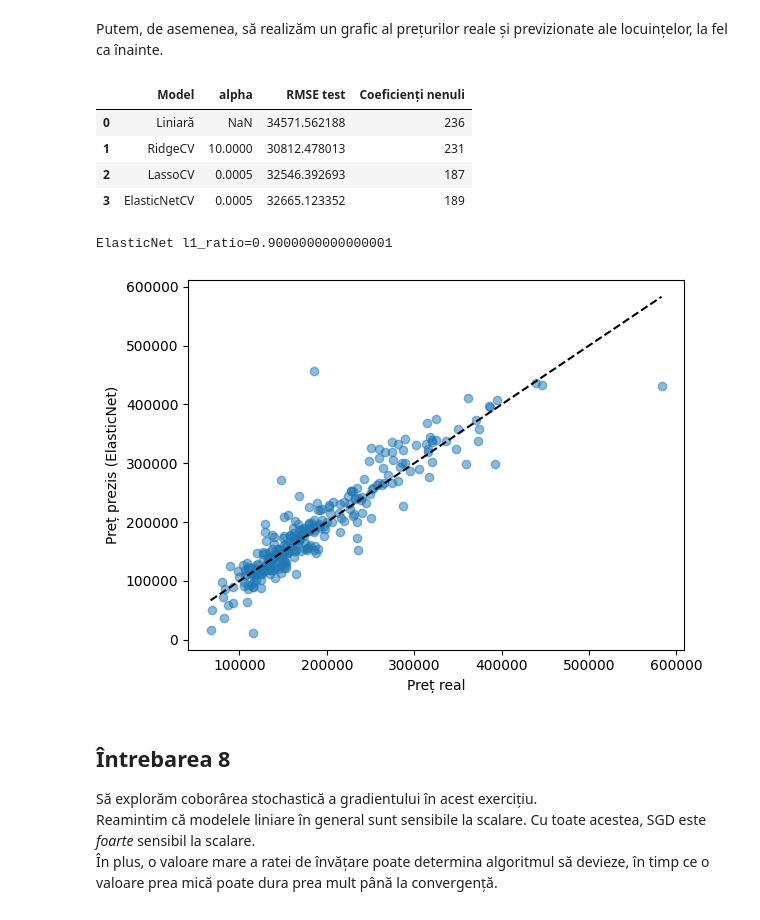
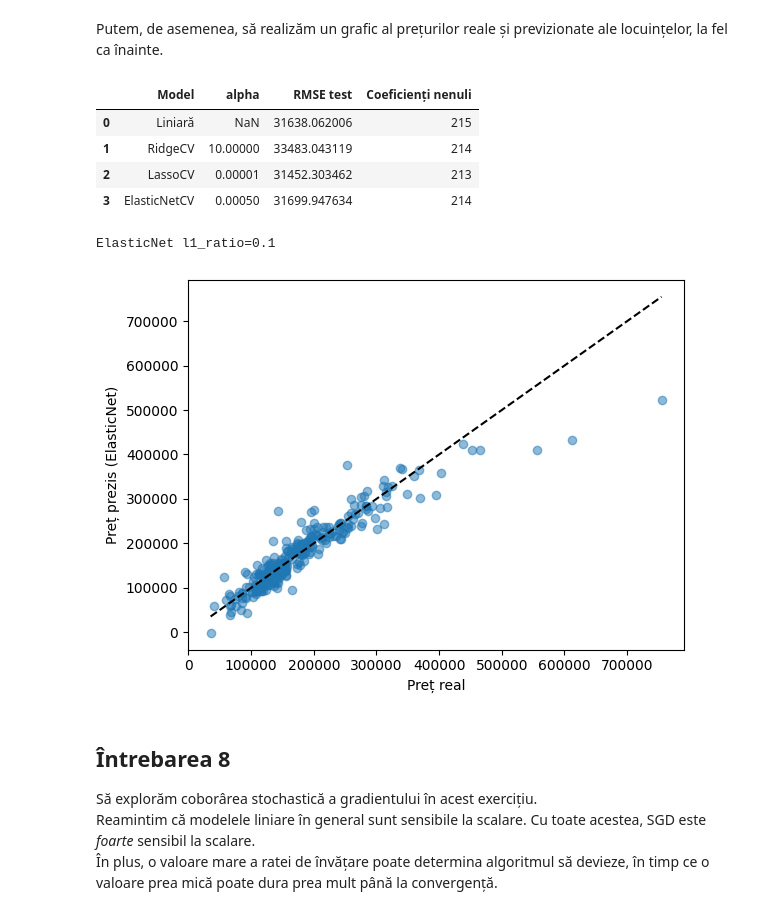
Before and after one commit to florin-t04/Lab-04--05, a Jupyter notebook: 04_Trandafir.ipynb, the cells around one changed output. Saved outputs shown, nothing was run; the diff lists cells and outputs as text; code cells hidden in the pictures.

```diff
--- a/04_Trandafir.ipynb
+++ b/04_Trandafir.ipynb
@@ -119,5 +124,8 @@ Date: se folosește fișierul local `Ames_Housing_Sales.csv`.
 # %%
-house = pd.read_csv('Ames_Housing_Sales.csv')
+house_path = Path('data/train.csv')
+house = pd.read_csv(house_path) if house_path.exists() else fetch_openml(
+    name='house_prices', version=1, as_frame=True
+).frame.copy()
 house = house.drop(columns='Id', errors='ignore').dropna(axis=1)
 y_house = pd.to_numeric(house.pop('SalePrice'))
 X_house = pd.get_dummies(house, dtype=float)
@@ -221,40 +229,36 @@ Compararea calculului RMSE din toate modelele este cea mai ușoară într-un tab
 Putem, de asemenea, să realizăm un grafic al prețurilor reale și previzionate ale locuințelor, la fel ca înainte.
 # %%
 alphas_sparse = [1e-5, 5e-5, 1e-4, 5e-4]
-sparse_scaler = StandardScaler().fit(X_train)
-X_train_sparse = sparse_scaler.transform(X_train)
-X_test_sparse = sparse_scaler.transform(X_test)
-price_scale = 100000  # revenim la prețul original pentru RMSE
 lasso_cv = LassoCV(alphas=alphas_sparse, cv=5, max_iter=50000,
-                   random_state=42).fit(X_train_sparse, y_train / price_scale)
+                   random_state=42).fit(X_train, y_train)
 elastic_cv = ElasticNetCV(alphas=alphas_sparse,
                           l1_ratio=np.arange(0.1, 1, 0.2), cv=5,
-                          max_iter=50000, random_state=42).fit(X_train_sparse, y_train / price_scale)
+                          max_iter=50000, random_state=42).fit(X_train, y_train)
 results = pd.DataFrame([
     {'Model': 'Liniară', 'alpha': np.nan, 'RMSE test': baseline_rmse,
      'Coeficienți nenuli': np.count_nonzero(baseline.coef_)},
     {'Model': 'RidgeCV', 'alpha': ridge_cv.alpha_, 'RMSE test': ridge_rmse,
      'Coeficienți nenuli': np.count_nonzero(ridge_cv.coef_)},
     {'Model': 'LassoCV', 'alpha': lasso_cv.alpha_,
-     'RMSE test': rmse(y_test, lasso_cv.predict(X_test_sparse) * price_scale),
+     'RMSE test': rmse(y_test, lasso_cv.predict(X_test)),
      'Coeficienți nenuli': np.count_nonzero(lasso_cv.coef_)},
     {'Model': 'ElasticNetCV', 'alpha': elastic_cv.alpha_,
-     'RMSE test': rmse(y_test, elastic_cv.predict(X_test_sparse) * price_scale),
+     'RMSE test': rmse(y_test, elastic_cv.predict(X_test)),
      'Coeficienți nenuli': np.count_nonzero(elastic_cv.coef_)},
 ])
 display(results)
 print(f'ElasticNet l1_ratio={elastic_cv.l1_ratio_}')
-plt.scatter(y_test, elastic_cv.predict(X_test_sparse) * price_scale, alpha=0.5)
+plt.scatter(y_test, elastic_cv.predict(X_test), alpha=0.5)
 plt.plot([y_test.min(), y_test.max()], [y_test.min(), y_test.max()], 'k--')
 plt.xlabel('Preț real'); plt.ylabel('Preț prezis (ElasticNet)'); plt.show()
 # %% [output]
 |  | Model | alpha | RMSE test | Coeficienți nenuli |
-| 0 | Liniară | NaN | 34571.562188 | 236 |
-| 1 | RidgeCV | 10.0000 | 30812.478013 | 231 |
-| 2 | LassoCV | 0.0005 | 32546.392693 | 187 |
-| 3 | ElasticNetCV | 0.0005 | 32665.123352 | 189 |
+| 0 | Liniară | NaN | 31638.062006 | 215 |
+| 1 | RidgeCV | 10.00000 | 33483.043119 | 214 |
+| 2 | LassoCV | 0.00001 | 31452.303462 | 213 |
+| 3 | ElasticNetCV | 0.00050 | 31699.947634 | 214 |
-ElasticNet l1_ratio=0.9000000000000001
+ElasticNet l1_ratio=0.1
-[figure, old version]
+[figure, new version]
 # %% [markdown]
 ## Întrebarea 8
 
```
Also changed, not shown: parts of 14 cells of this notebook.
